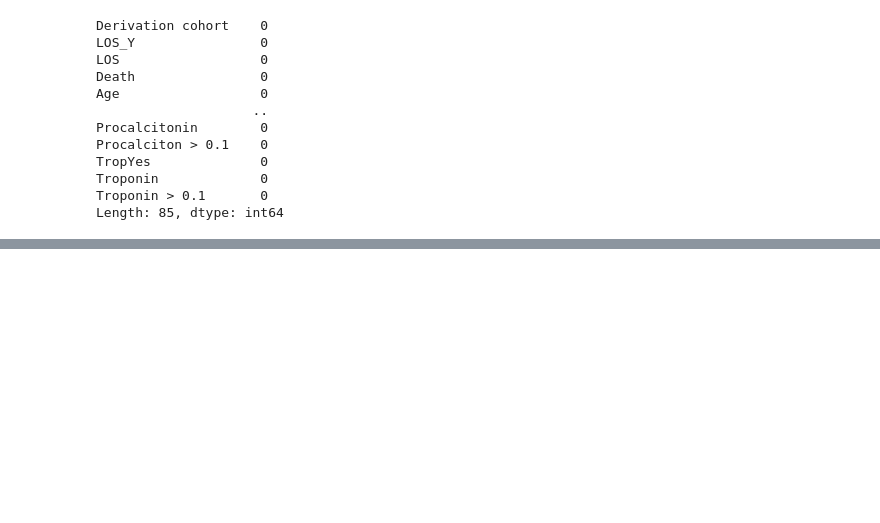
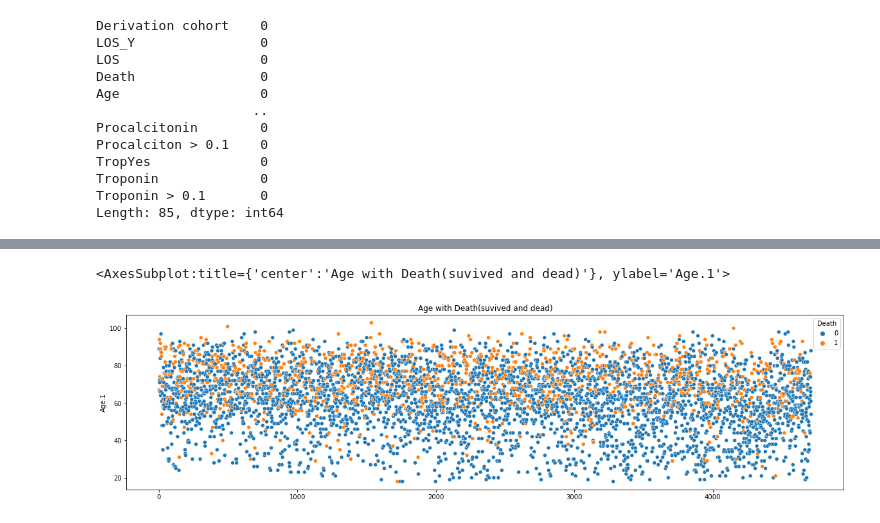
Before and after one commit to ashu741/MiniProject_5th_Sem_2015202, a Jupyter notebook: AshutoshKumarGupta_5thSem_MiniProject_Part3_2015202.ipynb, the cells around one changed output, grey strips where cells are left out. Cells and saved outputs as stored; diff of their text form; code cells hidden in the pictures; blank space fills up the shorter version.

```diff
--- a/AshutoshKumarGupta_5thSem_MiniProject_Part3_2015202.ipynb
+++ b/AshutoshKumarGupta_5thSem_MiniProject_Part3_2015202.ipynb
@@ -54,0 +69,7 @@ Length: 85, dtype: int64
+# %%
+plt.figure(figsize=(20,5))
+plt.title("Age with Death(suvived and dead)")
+sns.scatterplot(x=dataset2.index, y=dataset2['Age.1'], hue=dataset2.Death)
+# %% [output]
+<AxesSubplot:title={'center':'Age with Death(suvived and dead)'}, ylabel='Age.1'>
+[figure, added]
```
Also changed, not shown: parts of 24 cells of this notebook.
